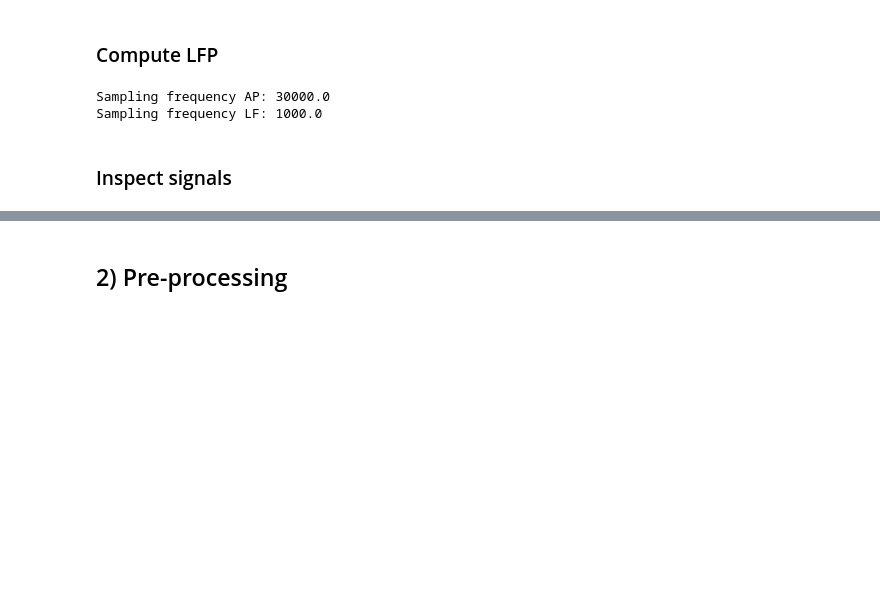
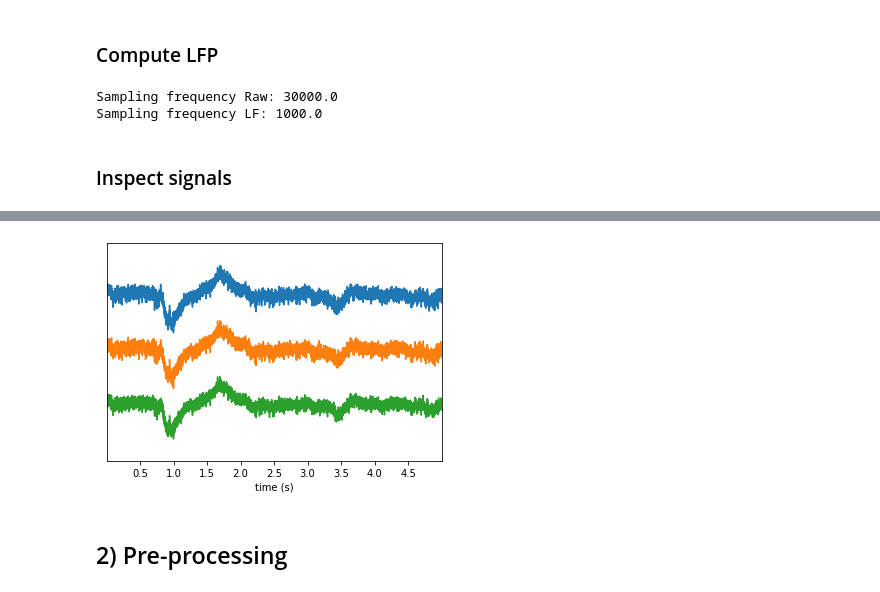
Before and after one commit to catalystneuro/movshon-lab-to-nwb, a Jupyter notebook: tutorials/blackrock_spikeinterface_pipeline.ipynb, the cells around one changed output, grey strips where cells are left out. Drawn from its saved outputs; the diff is of its cells as text; code cells hidden in the pictures; blank space fills up the shorter version.

```diff
--- a/tutorials/blackrock_spikeinterface_pipeline.ipynb
+++ b/tutorials/blackrock_spikeinterface_pipeline.ipynb
@@ -70,13 +70,13 @@ recording_lfp = st.preprocessing.bandpass_filter(recording, freq_min=freq_min_lf
 # Resample lfp
 recording_lfp = st.preprocessing.resample(recording_lfp, freq_resample_lfp)
 # %%
-print(f"Sampling frequency AP: {recording.get_sampling_frequency()}")
+print(f"Sampling frequency Raw: {recording.get_sampling_frequency()}")
 print(f"Sampling frequency LF: {recording_lfp.get_sampling_frequency()}")
 # %% [output]
-Sampling frequency AP: 30000.0
+Sampling frequency Raw: 30000.0
 Sampling frequency LF: 1000.0
 # %% [markdown]
 ### Inspect signals
 # %%
-w_ts_ap = sw.plot_timeseries(recording, trange=[0, 5], channel_ids=[1, 2, 3])
+w_ts_raw = sw.plot_timeseries(recording, trange=[0, 5], channel_ids=[1, 2, 3])
 # %% [output]
@@ -85,3 +83,4 @@ w_ts_ap = sw.plot_timeseries(recording, trange=[0, 5], channel_ids=[1, 2, 3])
+[figure, added]
 # %%
 # w_ts_lf = sw.plot_timeseries(recording_lfp, trange=[10, 15])
 # %% [markdown]
```
Also changed, not shown: parts of 6 cells of this notebook, 3 other files.
